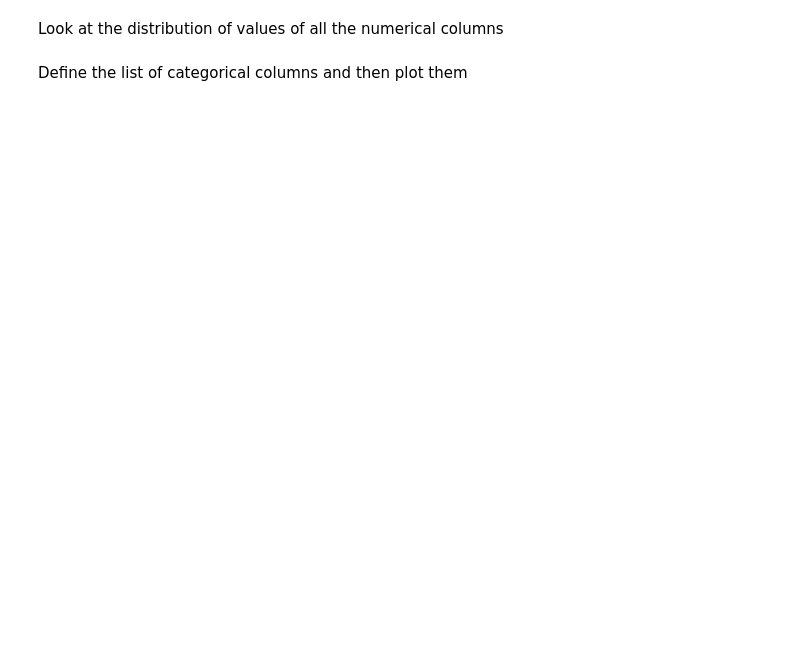
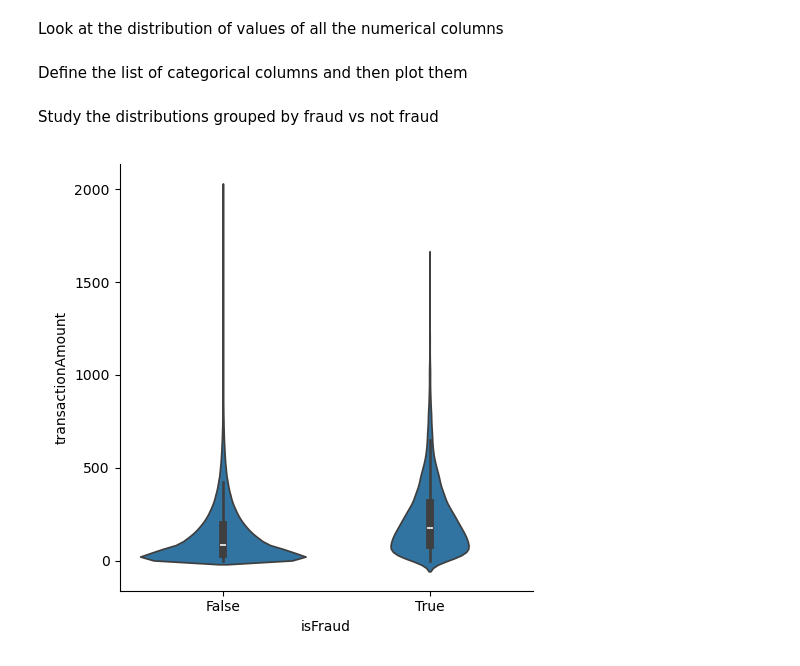
Before and after one commit to MangledPotat0/fraud_detection_practice, a Jupyter notebook: serverfiles/main.ipynb, the cells around one changed output. Saved outputs shown, nothing was run; the diff lists cells and outputs as text; code cells hidden in the pictures; blank space fills up the shorter version.

Commit message:
Basic visual analysis with plots

```diff
--- a/serverfiles/main.ipynb
+++ b/serverfiles/main.ipynb
@@ -31,0 +59,2 @@ for col in categorical_cols:
+# %% [markdown]
+Study the distributions grouped by fraud vs not fraud
@@ -31,0 +68,4 @@ for col in categorical_cols:
+# %%
+Image(filename="figures/transactionAmount_violinplot_by_isFraud.png")
+# %% [output]
+[figure, added]
```
Also changed, not shown: parts of 17 cells of this notebook, 1 other file.
